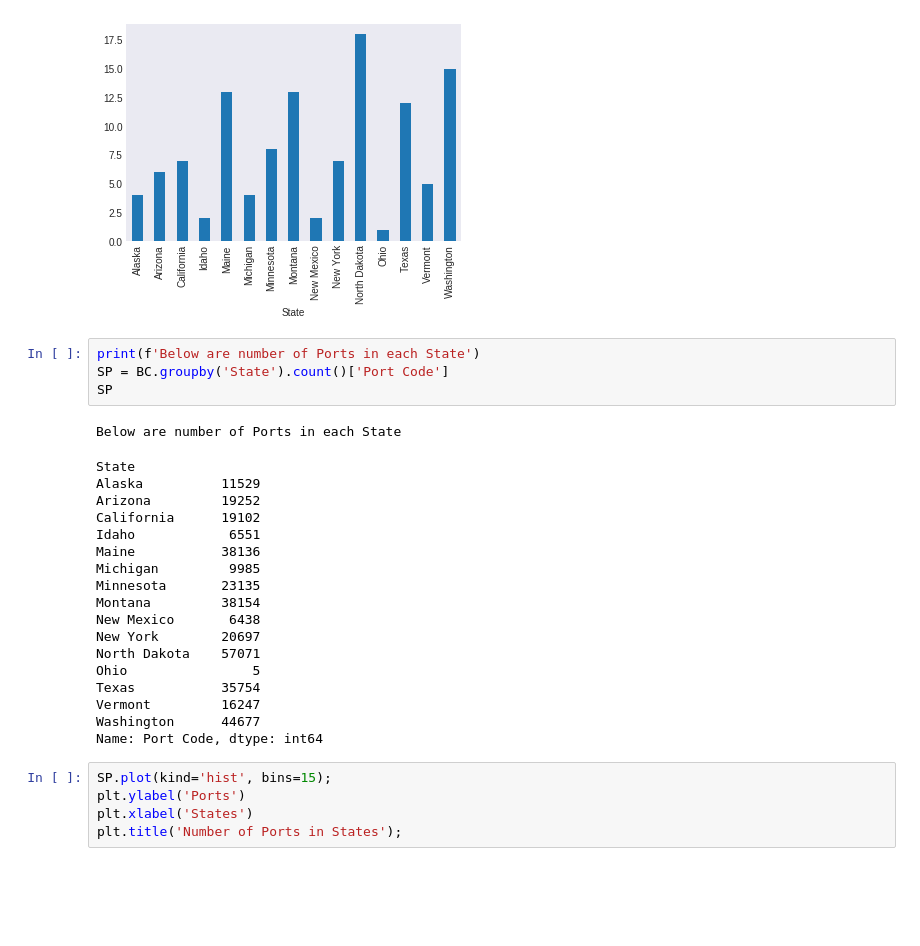
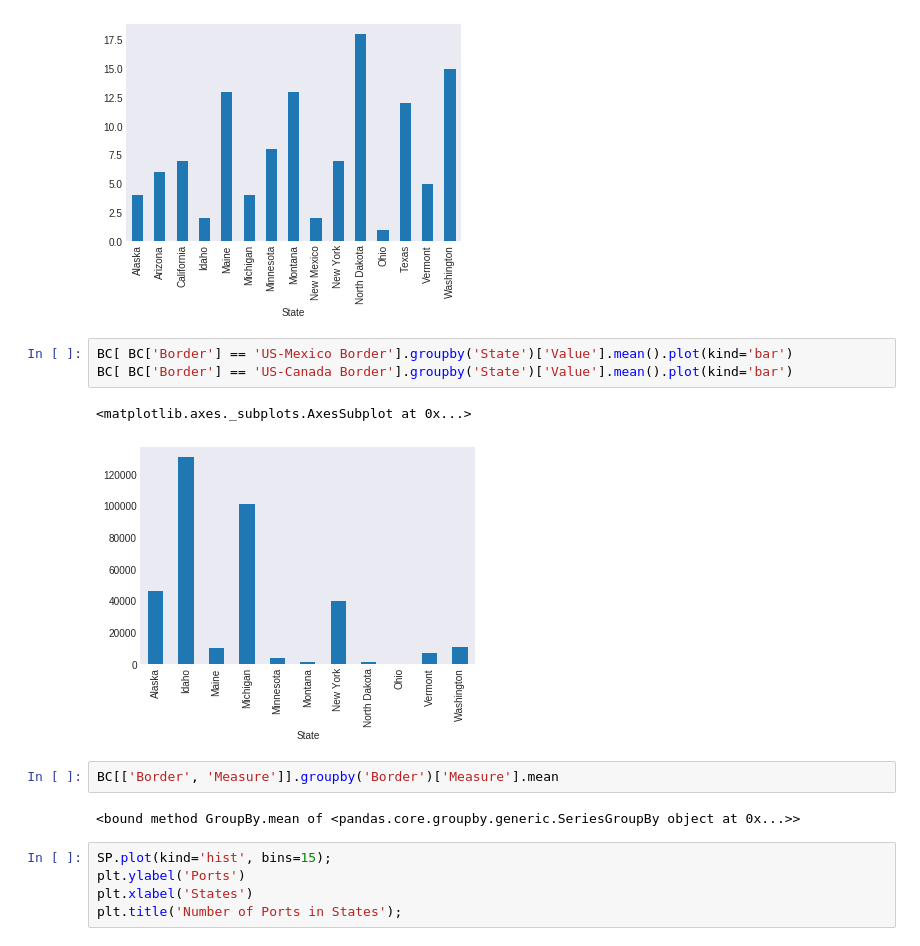
Before and after one commit to aakash9691/border_crossing_analysis, a Jupyter notebook: Border_crossing.ipynb, the cells around one changed output. Saved outputs shown, nothing was run; the diff lists cells and outputs as text; blank space fills up the shorter version.

```diff
--- a/Border_crossing.ipynb
+++ b/Border_crossing.ipynb
@@ -19,29 +19,16 @@ BC[['State', 'Port Name']].groupby('State')['Port Name'].nunique().plot(kind='ba
 There are 116 Port of entry to USA from below border sharing states
 <matplotlib.axes._subplots.AxesSubplot at 0x...>
 [figure]
-# %%
-print(f'Below are number of Ports in each State')
-SP = BC.groupby('State').count()['Port Code']
-SP
-# %% [output]
-Below are number of Ports in each State
-State
-Alaska          11529
-Arizona         19252
-California      19102
-Idaho            6551
-Maine           38136
-Michigan         9985
-Minnesota       23135
-Montana         38154
-New Mexico       6438
-New York        20697
-North Dakota    57071
-Ohio                5
-Texas           35754
-Vermont         16247
-Washington      44677
-Name: Port Code, dtype: int64
+# %%
+BC[ BC['Border'] == 'US-Mexico Border'].groupby('State')['Value'].mean().plot(kind='bar')
+BC[ BC['Border'] == 'US-Canada Border'].groupby('State')['Value'].mean().plot(kind='bar')
+# %% [output]
+<matplotlib.axes._subplots.AxesSubplot at 0x...>
+[figure, added]
+# %%
+BC[['Border', 'Measure']].groupby('Border')['Measure'].mean
+# %% [output]
+<bound method GroupBy.mean of <pandas.core.groupby.generic.SeriesGroupBy object at 0x...>>
 # %%
 SP.plot(kind='hist', bins=15);
 plt.ylabel('Ports')
```
Also changed, not shown: parts of 1 cell of this notebook.
